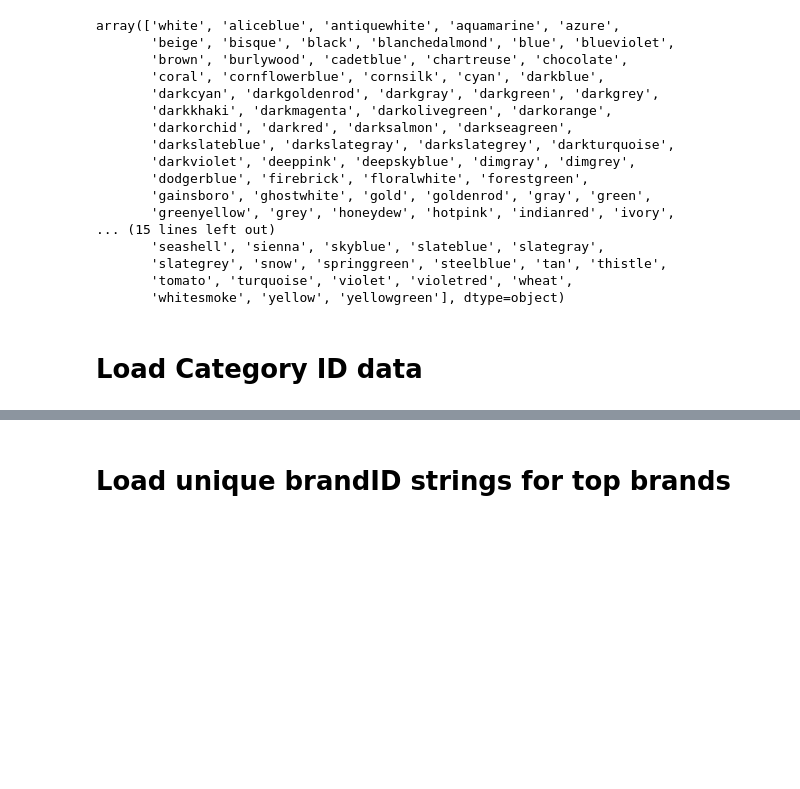
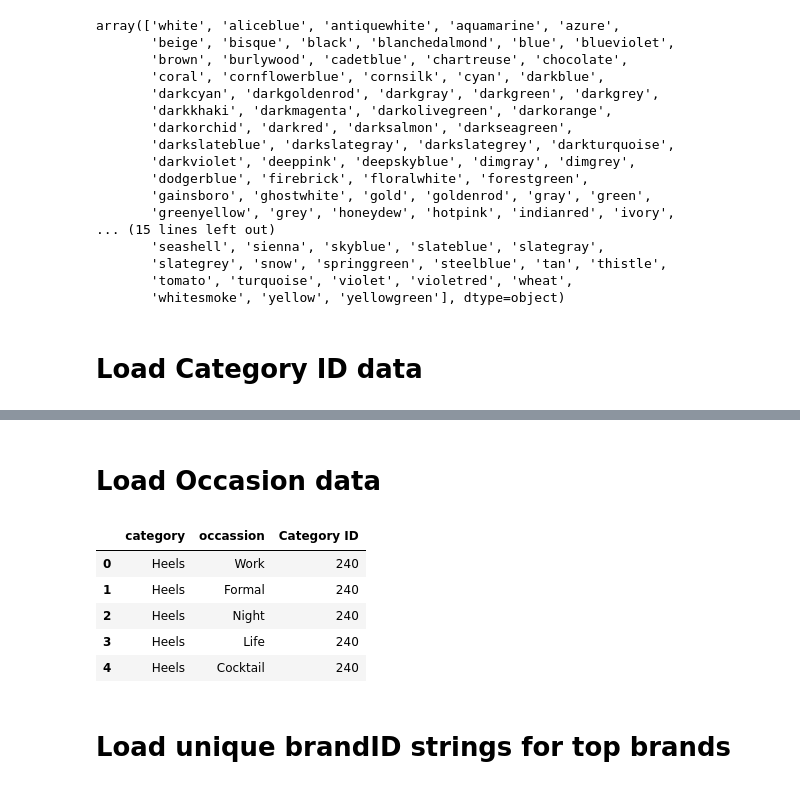
Before and after one commit to radhavrmk/caprs, a Jupyter notebook: code/notebooks/Cap1.ipynb, the cells around one changed output, grey strips where cells are left out. Drawn from its saved outputs; the diff is of its cells as text; code cells hidden in the pictures; blank space fills up the shorter version.

Commit message:
Added code for generating occassions mapping file

```diff
--- a/code/notebooks/Cap1.ipynb
+++ b/code/notebooks/Cap1.ipynb
@@ -40,6 +40,7 @@ items_sheet = "15. 100_users_item_set"
 wishlist_sheet = "12. wishlist_items"
 influencer_sheet = "16. 100_user_influencer"
 refcolor_sheet = "2. reference_color"
+occassion_sheet = '6. category_and_subcategory'
 # %% [markdown]
 # Load colors
 # %%
@@ -88,3 +90,44 @@ df_cat.head()
+# %% [markdown]
+# Load Occasion data
+# %%
+def map_category(x):
+    corrections = {
+                    "Boots": "Boots & Booties",
+                    "T-shirts":"T Shirts",
+                    "Sports Bras":"Bras",
+                    "Denim": "Jeans"
+                  }
+    x = x.split(":")[0].strip()
+    mapped = corrections.get(x,0)
+    if corrections.get(x,0) != 0:
+        x = corrections.get(x,0)
+    return x
+
+df_occassion = xlsx.parse(occassion_sheet, header=None, usecols=0)
+df_occassion.columns=["category"]
+df_occassion["category"] = df_occassion[df_occassion["category"].map(lambda x : ":" in x)]
+df_occassion.dropna(inplace=True)
+df_occassion["temp"] = df_occassion["category"].apply(lambda x : " ".join([i.strip() for i in x.split(":")[1].strip().split(",")] ))
+df_occassion["category"] = df_occassion["category"].apply(lambda x : map_category(x))
+df_occassion["category"] = df_occassion["category"]
+
+df_occassion = df_occassion.join(
+    df_occassion.temp.str.split(expand=True).stack().reset_index(drop=True, level=1)
+    .rename("occassion")).drop("temp",axis=1)
+
+df_occassion=pd.merge(df_occassion, df_cat, left_on="category", right_on="Category Name", how="left").drop("Category Name", axis=1)
+
+# Categories "Sweaters", "Sweatshirt" and Suits will be dropped as there are no matching Category ID's
+df_occassion.dropna(inplace=True)
+df_occassion["Category ID"] = df_occassion["Category ID"].astype("int32")
+df_occassion.head()
+# %% [output]
+|  | category | occassion | Category ID |
+| 0 | Heels | Work | 240 |
+| 1 | Heels | Formal | 240 |
+| 2 | Heels | Night | 240 |
+| 3 | Heels | Life | 240 |
+| 4 | Heels | Cocktail | 240 |
 # %% [markdown]
 # Load unique brandID strings for top brands
 # %%
```
Also changed, not shown: parts of 12 cells of this notebook.
